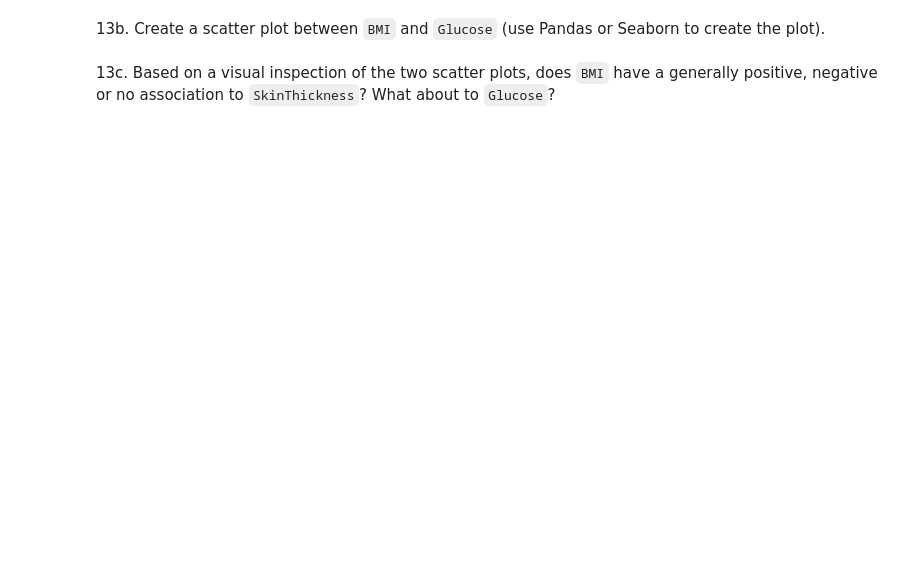
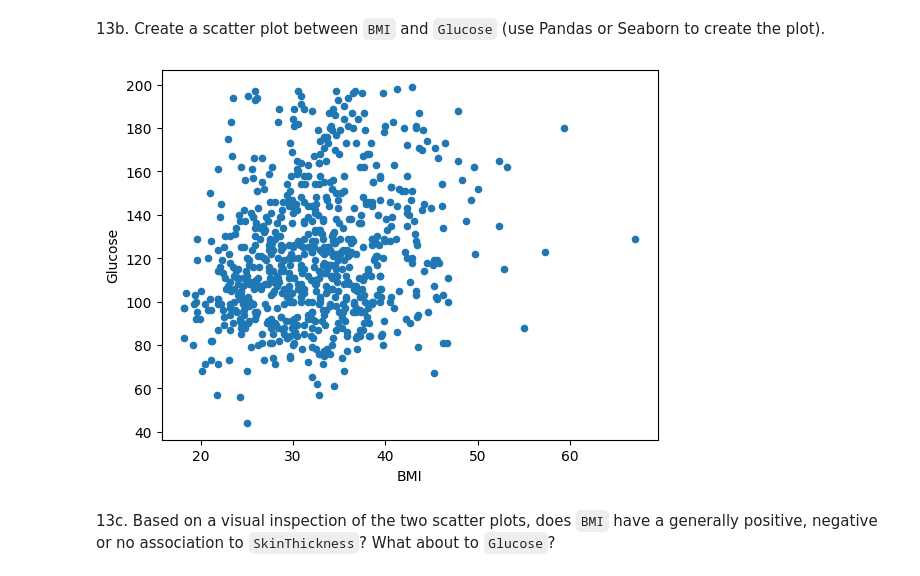
Before and after one commit to arrivingskills/da, a Jupyter notebook: exercises/exercise02.ipynb, the cells around one changed output. Drawn from its saved outputs; the diff is of its cells as text; code cells hidden in the pictures; blank space fills up the shorter version.

```diff
--- a/exercises/exercise02.ipynb
+++ b/exercises/exercise02.ipynb
@@ -79,4 +166,8 @@ data.head(10)
 # %% [markdown]
 13b. Create a scatter plot between `BMI` and `Glucose` (use Pandas or Seaborn to create the plot).
+# %%
+data.plot.scatter(x='BMI', y='Glucose');
+# %% [output]
+[figure, added]
 # %% [markdown]
 13c. Based on a visual inspection of the two scatter plots, does `BMI` have a generally positive, negative or no association to `SkinThickness`? What about to `Glucose`?
```
Also changed, not shown: parts of 26 cells of this notebook, 7 other files.
